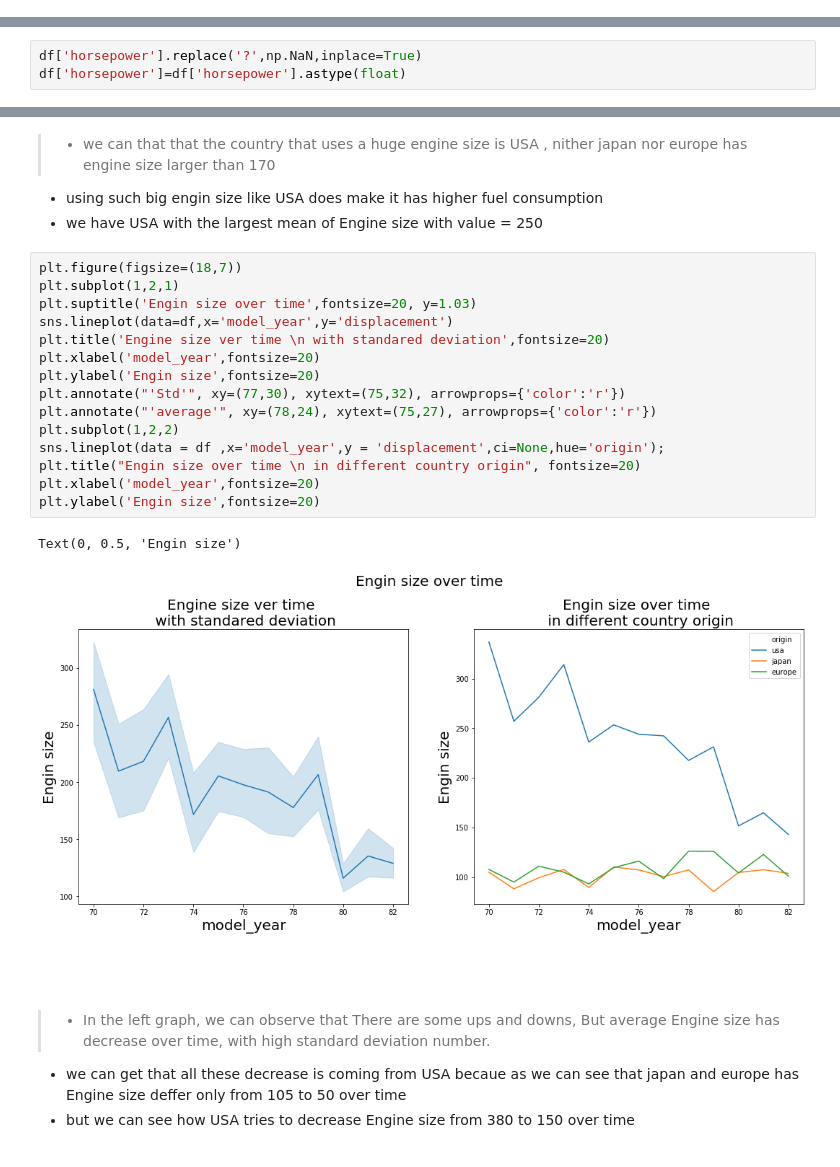
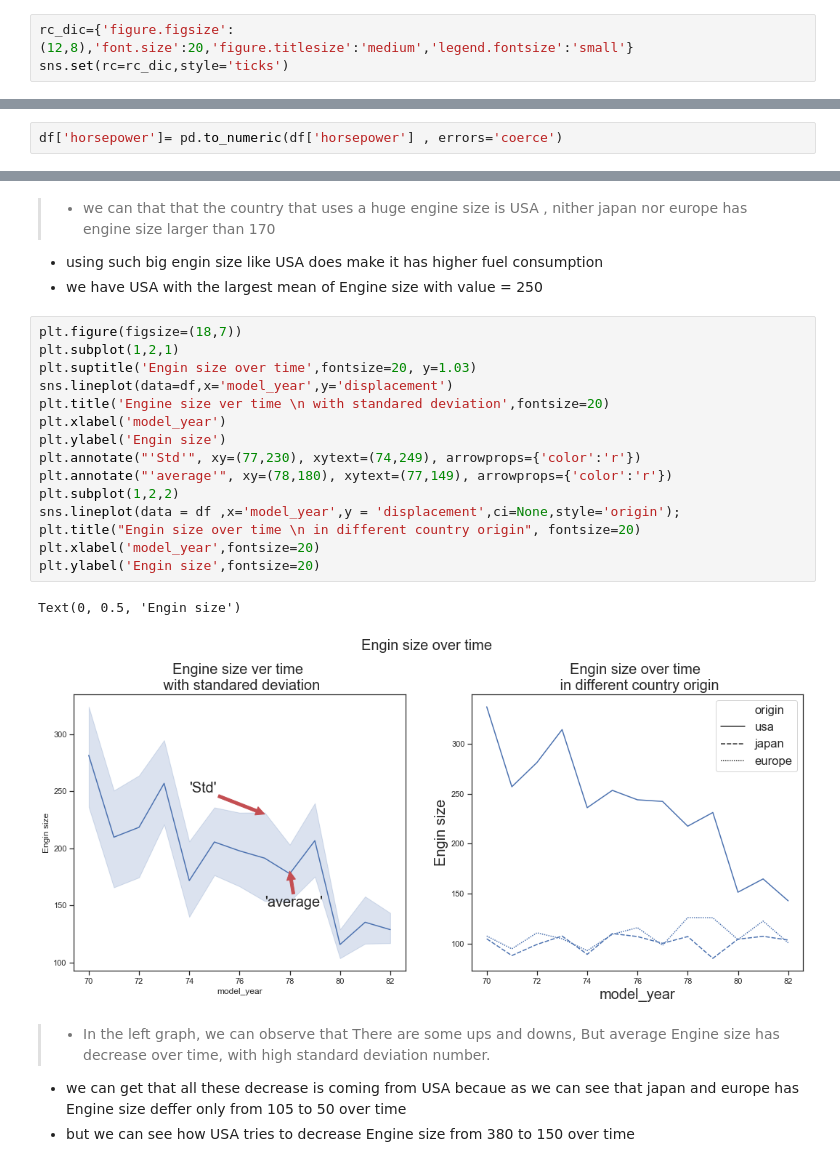
Before and after one commit to HadeerArafa/MPG_CaseStudy, a Jupyter notebook: MPG.ipynb, the cells around one changed output, grey strips where cells are left out. Drawn from its saved outputs; the diff is of its cells as text.

```diff
--- a/MPG.ipynb
+++ b/MPG.ipynb
@@ -51,3 +50,6 @@ import seaborn as sns
+# %%
+rc_dic={'figure.figsize':(12,8),'font.size':20,'figure.titlesize':'medium','legend.fontsize':'small'}
+sns.set(rc=rc_dic,style='ticks')
 # %% [markdown]
 <a id='wrangling'></a>
 ## Data Wrangling
@@ -245,0 +276,2 @@ Text(0.5, 0, 'acceleration')
+# %%
+df['horsepower']= pd.to_numeric(df['horsepower'] , errors='coerce')
@@ -274,3 +283,0 @@ df.query('(horsepower == "?")')
-# %%
-df['horsepower'].replace('?',np.NaN,inplace=True)
-df['horsepower']=df['horsepower'].astype(float)
@@ -504,21 +458,21 @@ Text(0.5, 1.0, 'Engine size per each origin')
 # %%
 plt.figure(figsize=(18,7))
 plt.subplot(1,2,1)
 plt.suptitle('Engin size over time',fontsize=20, y=1.03)
 sns.lineplot(data=df,x='model_year',y='displacement')
 plt.title('Engine size ver time \n with standared deviation',fontsize=20)
-plt.xlabel('model_year',fontsize=20)
-plt.ylabel('Engin size',fontsize=20)
-plt.annotate("'Std'", xy=(77,30), xytext=(75,32), arrowprops={'color':'r'})
-plt.annotate("'average'", xy=(78,24), xytext=(75,27), arrowprops={'color':'r'})
+plt.xlabel('model_year')
+plt.ylabel('Engin size')
+plt.annotate("'Std'", xy=(77,230), xytext=(74,249), arrowprops={'color':'r'})
+plt.annotate("'average'", xy=(78,180), xytext=(77,149), arrowprops={'color':'r'})
 plt.subplot(1,2,2)
-sns.lineplot(data = df ,x='model_year',y = 'displacement',ci=None,hue='origin');
+sns.lineplot(data = df ,x='model_year',y = 'displacement',ci=None,style='origin');
 plt.title("Engin size over time \n in different country origin", fontsize=20)
 plt.xlabel('model_year',fontsize=20)
 plt.ylabel('Engin size',fontsize=20)
 # %% [output]
 Text(0, 0.5, 'Engin size')
-[figure, old version]
+[figure, new version]
 # %% [markdown]
 >- In the left graph, we can observe that There are some ups and downs, But average Engine size has decrease over time, with high standard deviation number.
 - we can get that all these decrease is coming from USA becaue as we can see that japan and europe has Engine size deffer only from 105 to 50 over time
```
Also changed, not shown: parts of 63 cells of this notebook.
